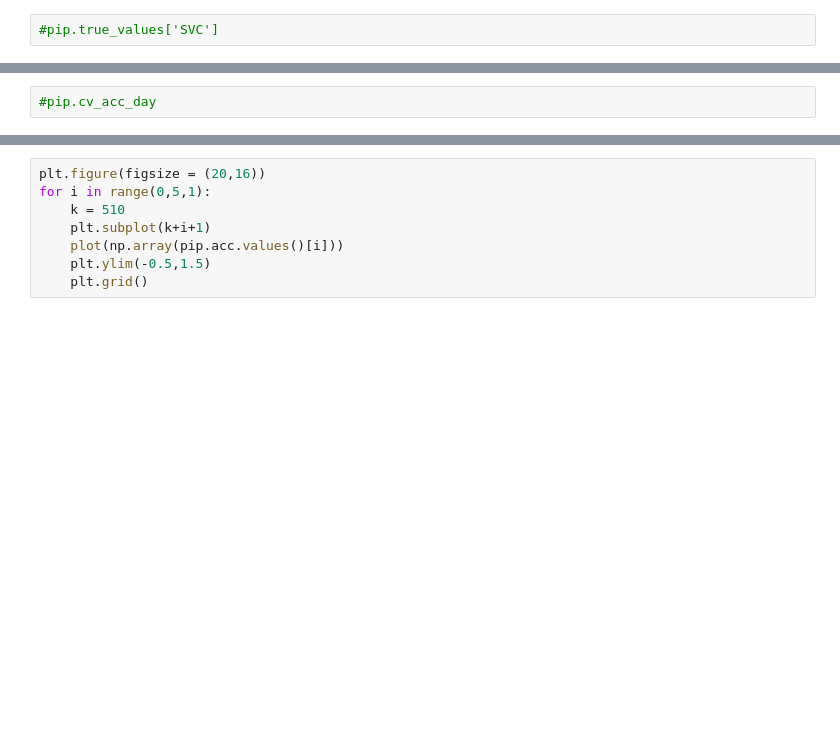
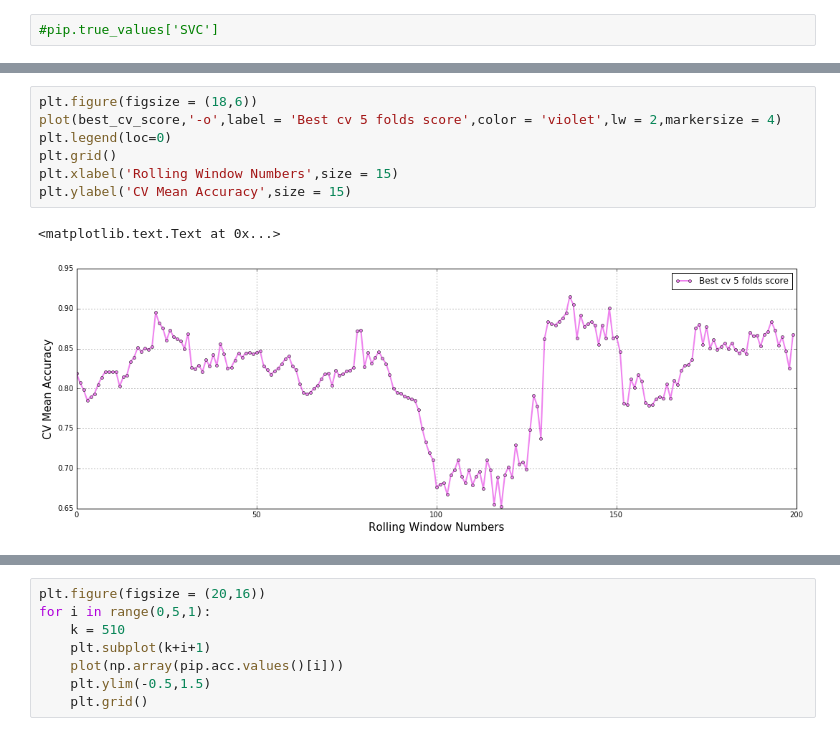
Before and after one commit to rorysroes/SGX-Full-OrderBook-Tick-Data-Trading-Strategy, a Jupyter notebook: Model_Selection.ipynb, the cells around one changed output, grey strips where cells are left out. Saved outputs shown, nothing was run; the diff lists cells and outputs as text; blank space fills up the shorter version.

```diff
--- a/Model_Selection.ipynb
+++ b/Model_Selection.ipynb
@@ -281,5 +274,13 @@ plt.ylabel('CV Mean Accuracy',size = 15)
-# %%
-#pip.cv_acc_day
+# %%
+plt.figure(figsize = (18,6))
+plot(best_cv_score,'-o',label = 'Best cv 5 folds score',color = 'violet',lw = 2,markersize = 4)
+plt.legend(loc=0)
+plt.grid()
+plt.xlabel('Rolling Window Numbers',size = 15)
+plt.ylabel('CV Mean Accuracy',size = 15)
+# %% [output]
+<matplotlib.text.Text at 0x...>
+[figure, added]
 # %%
 # compute cum_profit and Best_cv_score
 dict_ = {}
```
Also changed, not shown: parts of 16 cells of this notebook.
